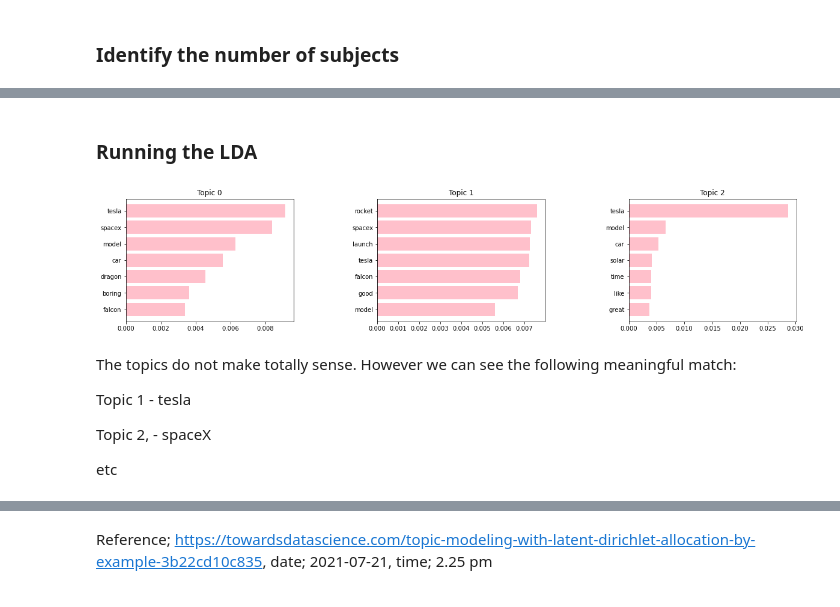
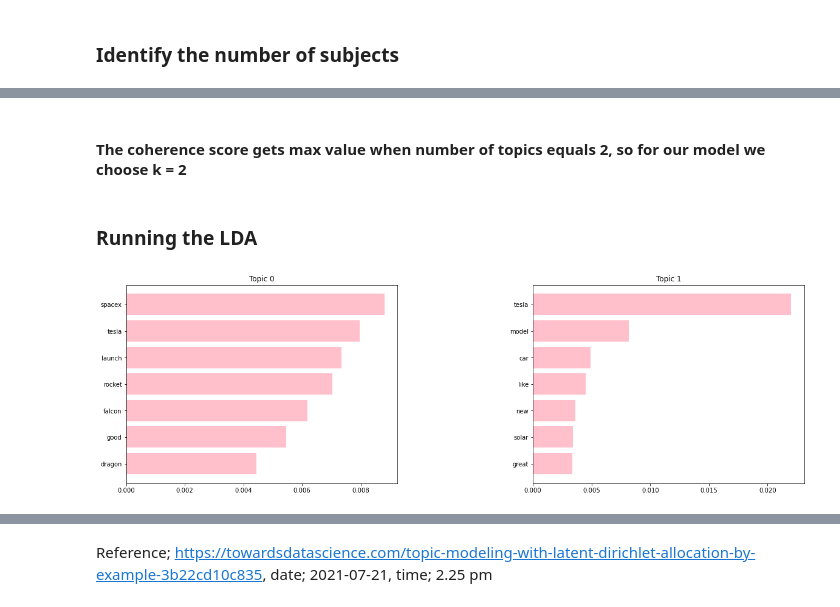
Before and after one commit to angkohtenko/twitter_vs_stocks, a Jupyter notebook: LDA.ipynb, the cells around one changed output, grey strips where cells are left out. Cells and saved outputs as stored; diff of their text form; code cells hidden in the pictures.

Commit message:
added code for export word counts, 2 topics in LDA

```diff
--- a/LDA.ipynb
+++ b/LDA.ipynb
@@ -136,35 +156,29 @@ plt.ylabel("Coherence Score");
+# %% [markdown]
+#### The coherence score gets max value when number of topics equals 2, so for our model we choose k = 2
 # %% [markdown]
 ### Running the LDA
 # %%
 import matplotlib.gridspec as gridspec
 
-k = 3
+k = 2
 tweets_lda = LdaModel(tweets_corpus, num_topics = k, id2word = tweets_dictionary, passes=10)
 
 def plot_top_words(lda=tweets_lda, nb_topics=k, nb_words=7):
     top_words = [[word for word,_ in lda.show_topic(topic_id, topn=50)] for topic_id in range(lda.num_topics)]
     top_betas = [[beta for _,beta in lda.show_topic(topic_id, topn=50)] for topic_id in range(lda.num_topics)]
 
     gs  = gridspec.GridSpec(round(math.sqrt(k))+1,round(math.sqrt(k))+1)
     gs.update(wspace=0.5, hspace=0.5)
     plt.figure(figsize=(20,15))
     for i in range(nb_topics):
         ax = plt.subplot(gs[i])
         plt.barh(range(nb_words), top_betas[i][:nb_words], align='center',color='pink', ecolor='black')
         ax.invert_yaxis()
         ax.set_yticks(range(nb_words))
         ax.set_yticklabels(top_words[i][:nb_words])
         plt.title("Topic "+str(i))
 
 
 plot_top_words()
 # %% [output]
-[figure, old version]
+[figure, new version]
-# %% [markdown]
-The topics do not make totally sense. However we can see the following meaningful match:
-
-Topic 1 - tesla
-
-Topic 2, - spaceX
-
-etc
```
Also changed, not shown: parts of 7 cells of this notebook, 1 other file.
